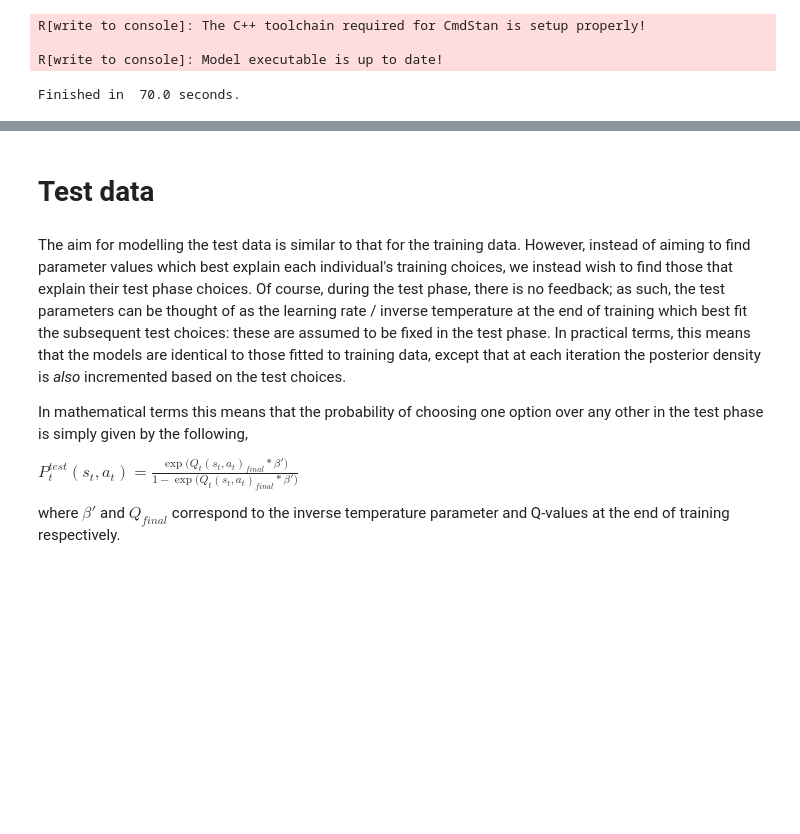
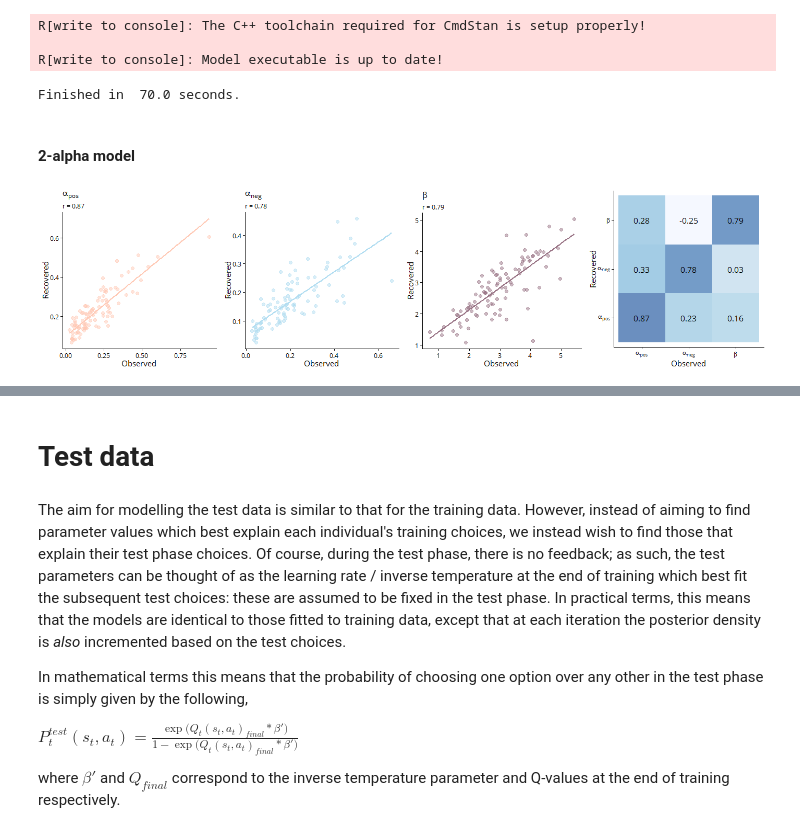
Before and after one commit to qdercon/pstpipeline, a Jupyter notebook: notebooks/model_fitting_vb.ipynb, the cells around one changed output, grey strips where cells are left out. Cells and saved outputs as stored; diff of their text form; code cells hidden in the pictures; blank space fills up the shorter version.

Commit message:
parameter recovery

```diff
--- a/notebooks/model_fitting_vb.ipynb
+++ b/notebooks/model_fitting_vb.ipynb
@@ -448,3 +343,19 @@ R[write to console]: The C++ toolchain required for CmdStan is setup properly!
 
 R[write to console]: Model executable is up to date!
 Finished in  70.0 seconds.
+# %% [markdown]
+#### 2-alpha model
+# %%
+%%R -i light_pal -w 14 -h 3.5 --units in -r 100
+sim_pst_training_2a <- readRDS(
+    "outputs/cmdstan/2a/model_fits/simulated_data/training_2a_sim.RDS"
+)
+sim_training_2a_fitted <- readRDS(
+    "outputs/cmdstan/2a/model_fits/simulated_data/fit_pst_training_2a_vb_summary.RDS"
+)
+
+pstpipeline::plot_recovery(
+    sim_pst_training_2a$pars, sim_training_2a_fitted, pal = light_pal, font = "Open Sans"
+)
+# %% [output]
+[figure, added]
```
Also changed, not shown: parts of 9 cells of this notebook, 9 other files.
